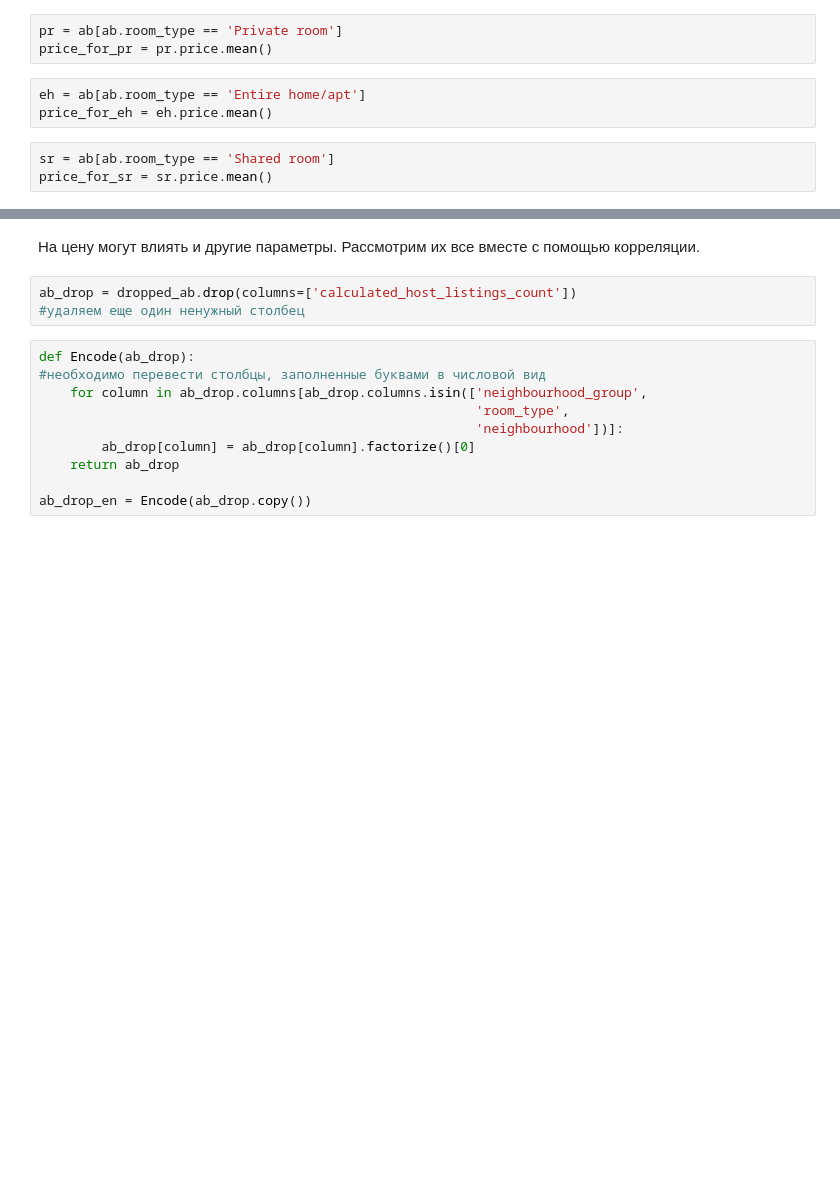
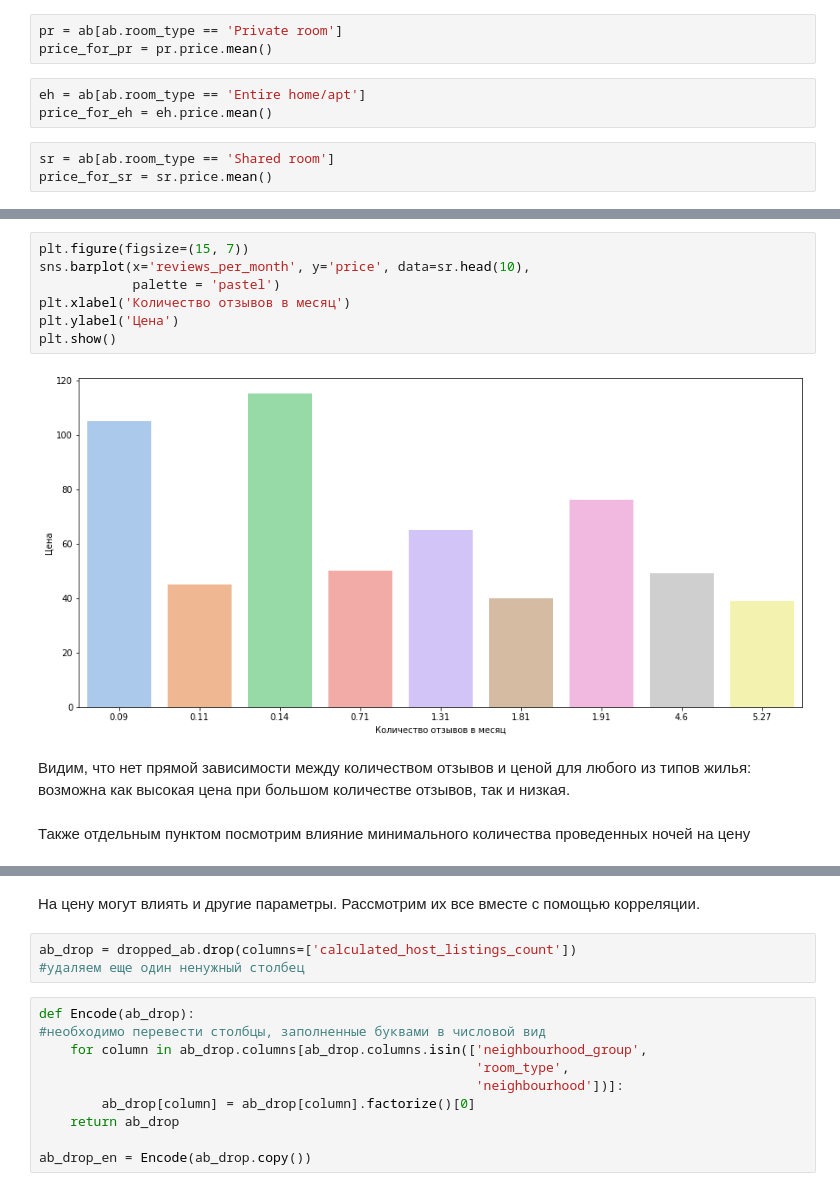
Before and after one commit to mimasliakova/Airbnb-analysis, a Jupyter notebook: Airbnb dataset analysis.ipynb, the cells around one changed output, grey strips where cells are left out. Drawn from its saved outputs; the diff is of its cells as text; blank space fills up the shorter version.

```diff
--- a/Airbnb dataset analysis.ipynb
+++ b/Airbnb dataset analysis.ipynb
@@ -116,0 +158,14 @@ print(df)
+# %%
+plt.figure(figsize=(15, 7))
+sns.barplot(x='reviews_per_month', y='price', data=sr.head(10),
+            palette = 'pastel')
+plt.xlabel('Количество отзывов в месяц')
+plt.ylabel('Цена')
+plt.show()
+# %% [output]
+[figure, added]
+# %% [markdown]
+Видим, что нет прямой зависимости между количеством отзывов и ценой для любого из типов жилья:
+    возможна как высокая цена при большом количестве отзывов, так и низкая.
+# %% [markdown]
+Также отдельным пунктом посмотрим влияние минимального количества проведенных ночей на цену
```
Also changed, not shown: parts of 26 cells of this notebook.
